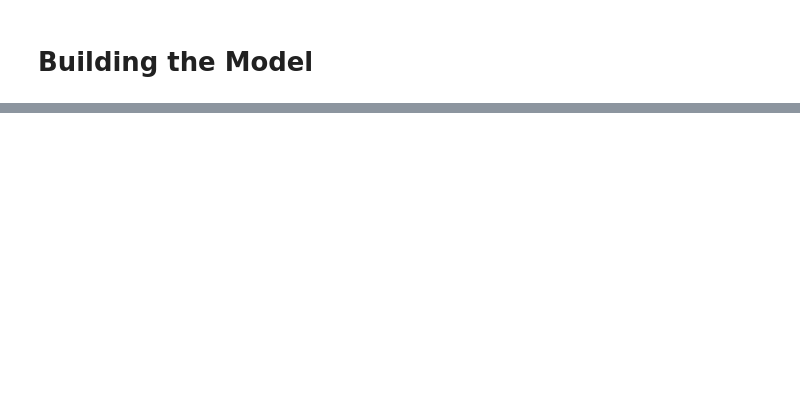
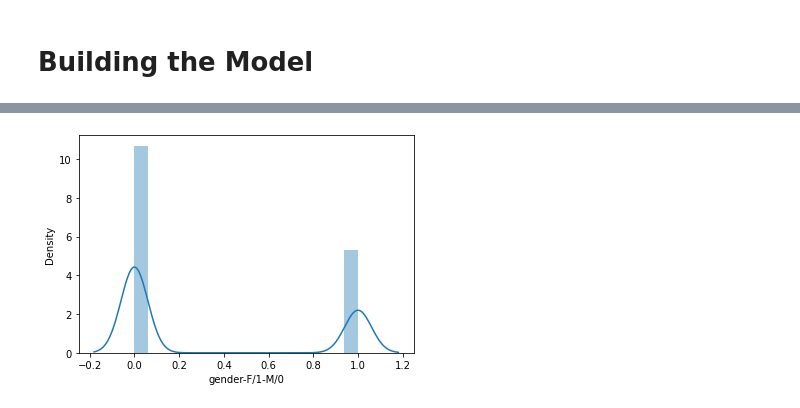
Before and after one commit to VPDeb/DS-Unit-2-Applied-Modeling, a Jupyter notebook: Build Week Project/Untitled.ipynb, the cells around one changed output, grey strips where cells are left out. Cells and saved outputs as stored; diff of their text form; code cells hidden in the pictures; blank space fills up the shorter version.

```diff
--- a/Build Week Project/Untitled.ipynb
+++ b/Build Week Project/Untitled.ipynb
@@ -563,0 +673,6 @@ Validation accuracy: 0.8432637182637183
+# %%
+%matplotlib inline
+import seaborn as sns
+sns.distplot(y_train);
+# %% [output]
+[figure, added]
```
Also changed, not shown: parts of 41 cells of this notebook.
